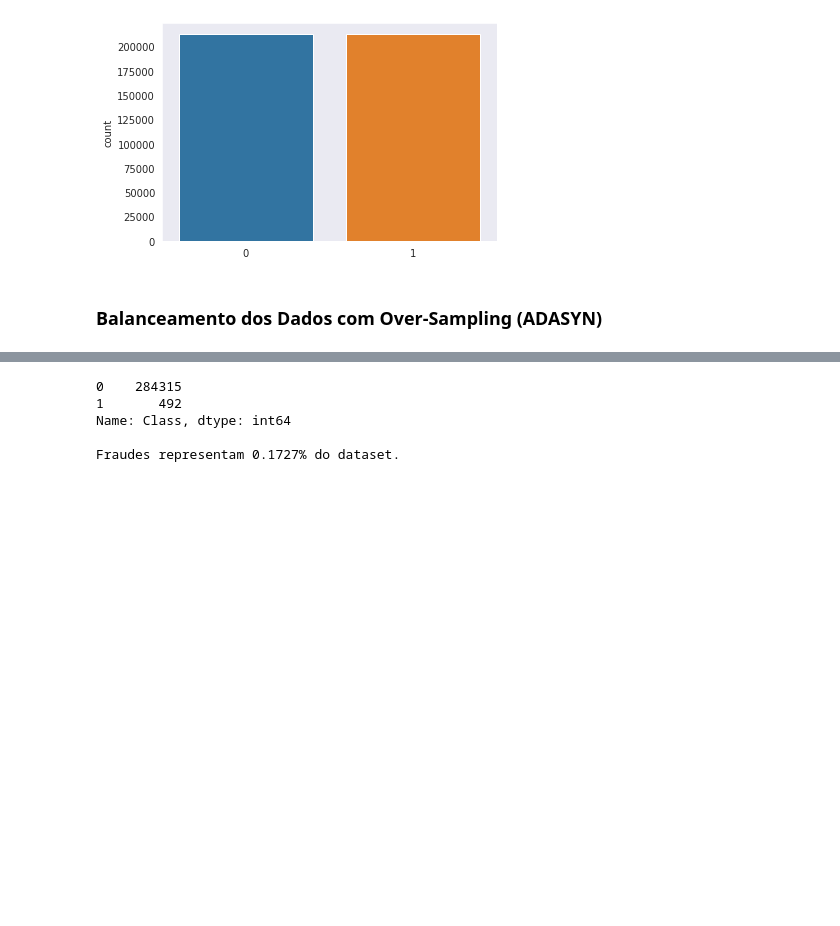
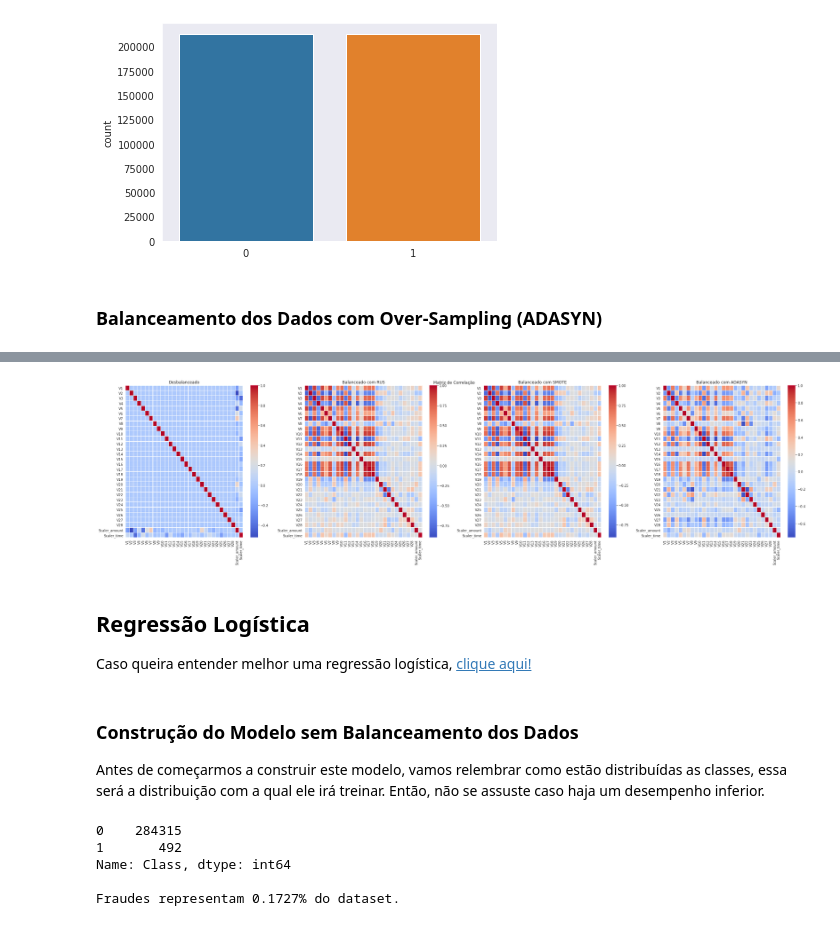
Before and after one commit to JoaoGustavo29/Portfolio_DataScience, a Jupyter notebook: Detecção_de_Fraude_em_Cartões_de_Crédito.ipynb, the cells around one changed output, grey strips where cells are left out. Cells and saved outputs as stored; diff of their text form; code cells hidden in the pictures; blank space fills up the shorter version.

```diff
--- a/Detecção_de_Fraude_em_Cartões_de_Crédito.ipynb
+++ b/Detecção_de_Fraude_em_Cartões_de_Crédito.ipynb
@@ -342,3 +338,40 @@ antes da cosntrução do modelo vamos lembrar como estão distribuidas as classe
+# %%
+# plotar a matriz de correlação
+corr = X_train.corr()
+corr_rus = pd.DataFrame(X_rus).corr()
+corr_smo = pd.DataFrame(X_smo).corr()
+corr_ada = pd.DataFrame(X_ada).corr()
+
+fig, ax = plt.subplots(nrows=1, ncols=4, figsize = (30,8))
+fig.suptitle('Matriz de Correlação')
+
+sns.heatmap(corr, xticklabels=corr.columns, yticklabels=corr.columns,
+            linewidths=.1, cmap="coolwarm", ax=ax[0])
+ax[0].set_title('Desbalanceado')
+
+sns.heatmap(corr_rus, xticklabels=corr.columns, yticklabels=corr.columns,
+            linewidths=.1, cmap="coolwarm", ax=ax[1])
+ax[1].set_title('Balanceado com RUS')
+
+sns.heatmap(corr_smo, xticklabels=corr.columns, yticklabels=corr.columns,
+            linewidths=.1, cmap="coolwarm", ax=ax[2])
+ax[2].set_title('Balanceado com SMOTE')
+
+sns.heatmap(corr_ada, xticklabels=corr.columns, yticklabels=corr.columns,
+            linewidths=.1, cmap="coolwarm", ax=ax[3])
+ax[3].set_title('Balanceado com ADASYN')
+
+plt.tight_layout()
+# %% [output]
+[figure, added]
+# %% [markdown]
+## **Regressão Logística**
+
+Caso queira entender melhor uma regressão logística, [clique aqui!](https://towardsdatascience.com/introduction-to-logistic-regression-66248243c148)
+# %% [markdown]
+### Construção do Modelo sem Balanceamento dos Dados
+
+Antes de começarmos a construir este modelo, vamos relembrar como estão distribuídas as classes, essa será a distribuição com a qual ele irá treinar. Então, não se assuste caso haja um desempenho inferior.
 # %%
 # Checar o balanceamento das classes
 print(df.Class.value_counts())
```
Also changed, not shown: parts of 66 cells of this notebook.
